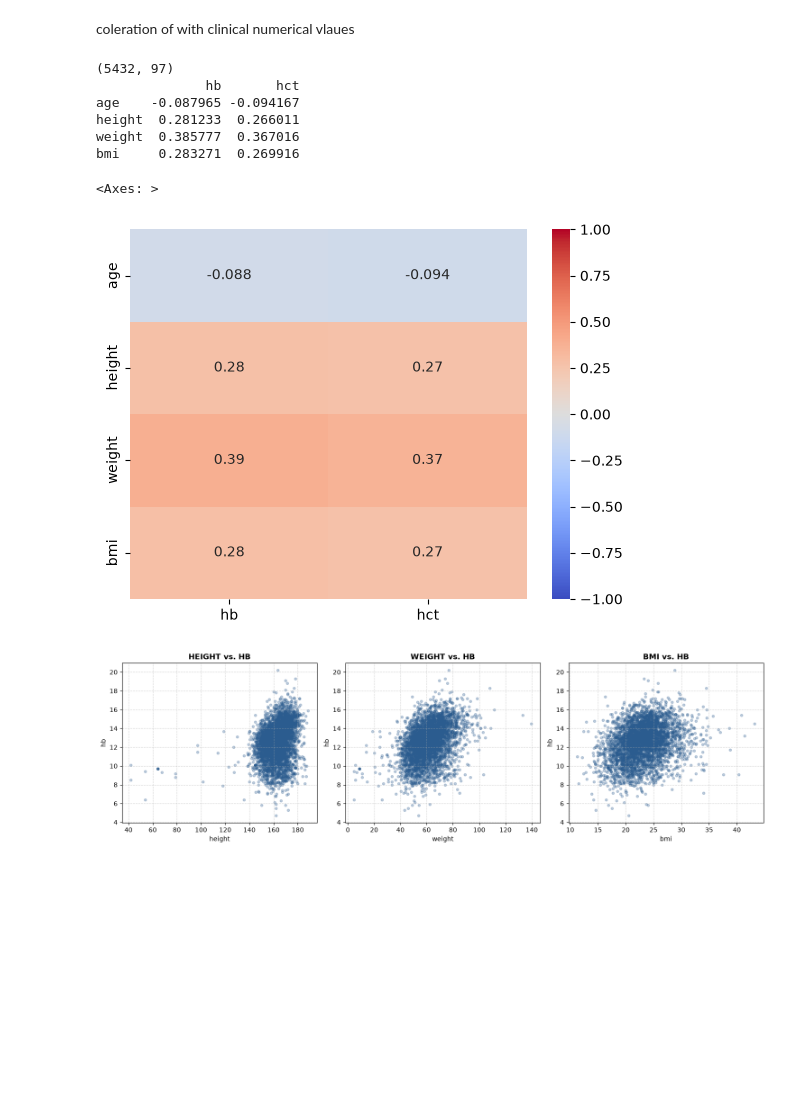
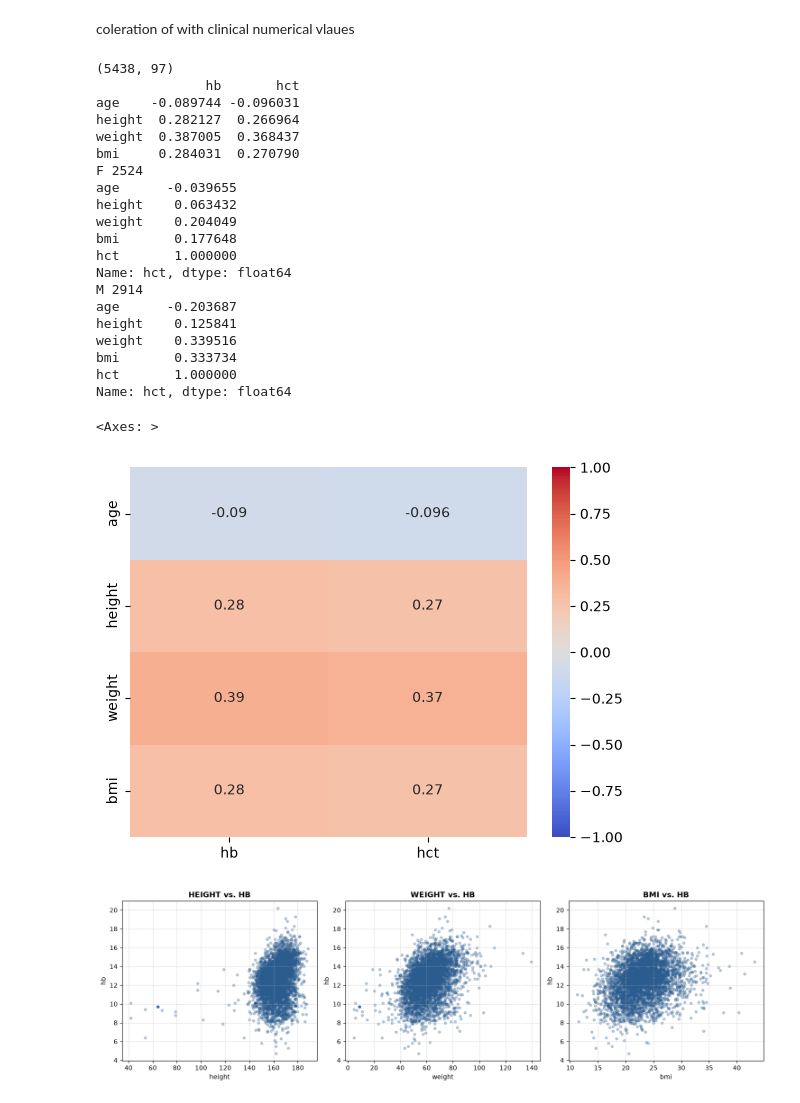
Before and after one commit to May-hk/lab-test-prediction, a Jupyter notebook: data_processing.ipynb, the cells around one changed output. Drawn from its saved outputs; the diff is of its cells as text; code cells hidden in the pictures; blank space fills up the shorter version.

```diff
--- a/data_processing.ipynb
+++ b/data_processing.ipynb
@@ -36,4 +57,12 @@ preop_last.head(10)
 # %% [markdown]
 Change the row x column using piviot table in sheet 2
 # %%
-lab_data = pd.read_excel(r"datasets/preop_lab_values.xlsx", sheet_name = "Sheet2", header=1)
+lab_data = (preop_last
+            .pivot(index="caseid", columns="name", values="result")
+            .reset_index())
+lab_data.columns.name = None
+
+lab_cols = [c for c in lab_data.columns if c != "caseid"]
+lab_data[lab_cols] = lab_data[lab_cols].apply(pd.to_numeric, errors="coerce")
+
+lab_data.head(10)
@@ -40,3 +81,0 @@ lab_data = pd.read_excel(r"datasets/preop_lab_values.xlsx", sheet_name = "Sheet2
-# %%
-lab_data = lab_data.iloc[:-1, :-1]
-lab_data.iloc[0:10]
@@ -58,6 +84,5 @@ remove the coumns that has less than 75% of missing data
 # %%
 missing_rate = lab_data.isna().mean()
 lab_data = lab_data.loc[:, missing_rate < 0.75]
-lab_data = lab_data.rename(columns={"Unnamed: 0": "caseid"})
 lab_data
 # %% [output]
@@ -166,29 +191,50 @@ plt.show()
 # %% [markdown]
 clean clinical value
 # %%
-clinical_data = clinical_data[clinical_data["age"] != ">89"]
+clinical_data["age"] = clinical_data["age"].replace(">89", 90)
+clinical_data["age"] = pd.to_numeric(clinical_data["age"], errors="coerce")
 # %% [markdown]
 coleration of with clinical numerical vlaues
 # %%
 merged = clinical_data.merge(lab_data, on="caseid", how="inner")
 print(merged.shape)
 clinical_vars = ["age","height", "weight", "bmi"]
 lab_vars = ["hb", "hct"]
 
 corr_matrix = merged[clinical_vars + lab_vars].corr(method="spearman")
 cross_corr = corr_matrix.loc[clinical_vars, lab_vars]
 print(cross_corr)
 
+merged["sex_bin"] = (merged["sex"] == "M").astype(int) # will be used for interaction terms in modelling phase
+
+for s, grp in merged.groupby("sex"):
+    print(s, len(grp))
+    print(grp[["age","height","weight","bmi","hct"]].corr(method="spearman")["hct"])
+
 sns.heatmap(cross_corr, annot=True, cmap='coolwarm', vmin=-1, vmax=1)
 # %% [output]
-(5432, 97)
+(5438, 97)
               hb       hct
-age    -0.087965 -0.094167
-height  0.281233  0.266011
-weight  0.385777  0.367016
-bmi     0.283271  0.269916
+age    -0.089744 -0.096031
+height  0.282127  0.266964
+weight  0.387005  0.368437
+bmi     0.284031  0.270790
+F 2524
+age      -0.039655
+height    0.063432
+weight    0.204049
+bmi       0.177648
+hct       1.000000
+Name: hct, dtype: float64
+M 2914
+age      -0.203687
+height    0.125841
+weight    0.339516
+bmi       0.333734
+hct       1.000000
+Name: hct, dtype: float64
 <Axes: >
-[figure, old version]
+[figure, new version]
 # %%
 # List of clinical variables for the x-axis
 x_vars = ["height", "weight", "bmi"]
```
Also changed, not shown: parts of 10 cells of this notebook.
